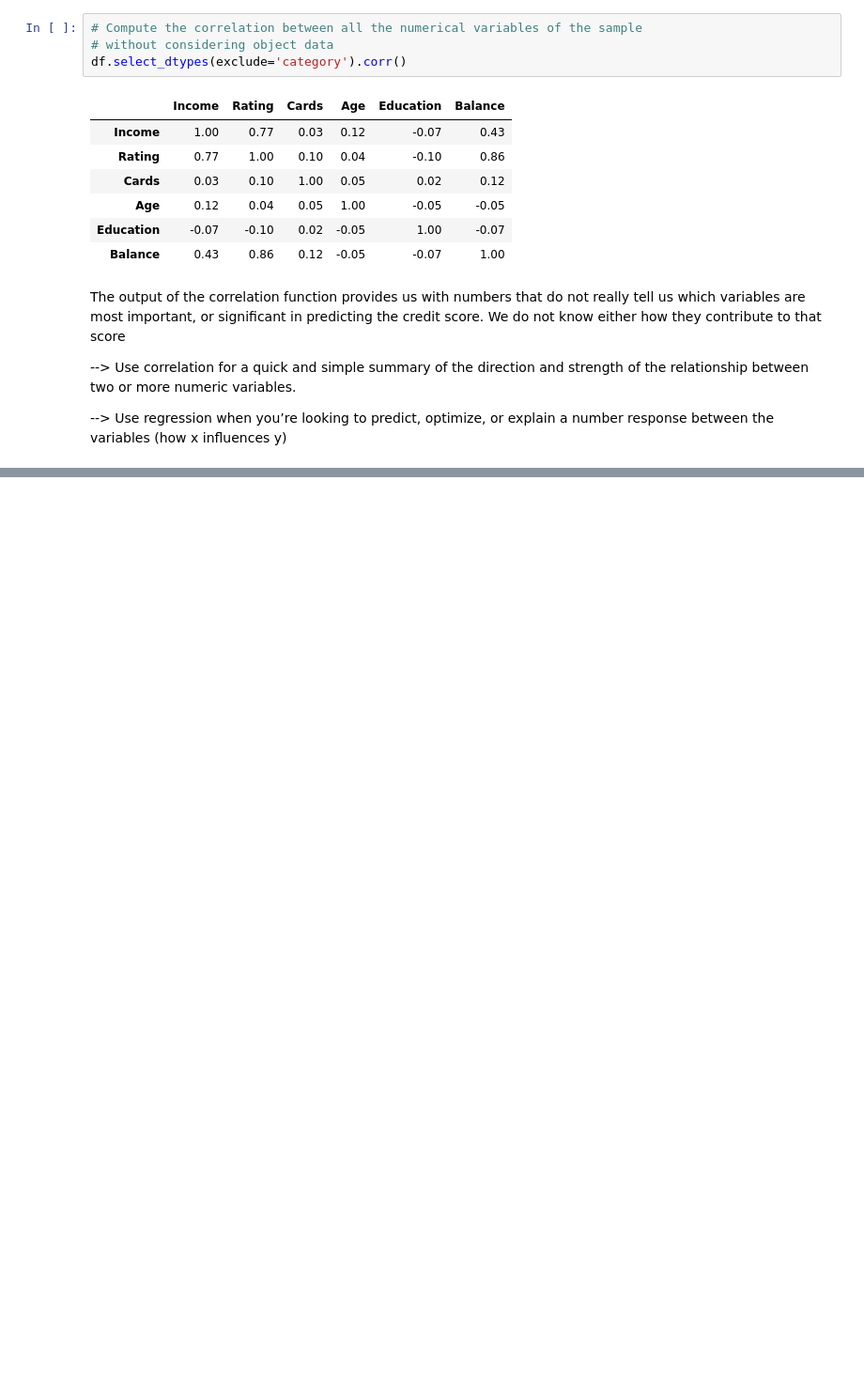
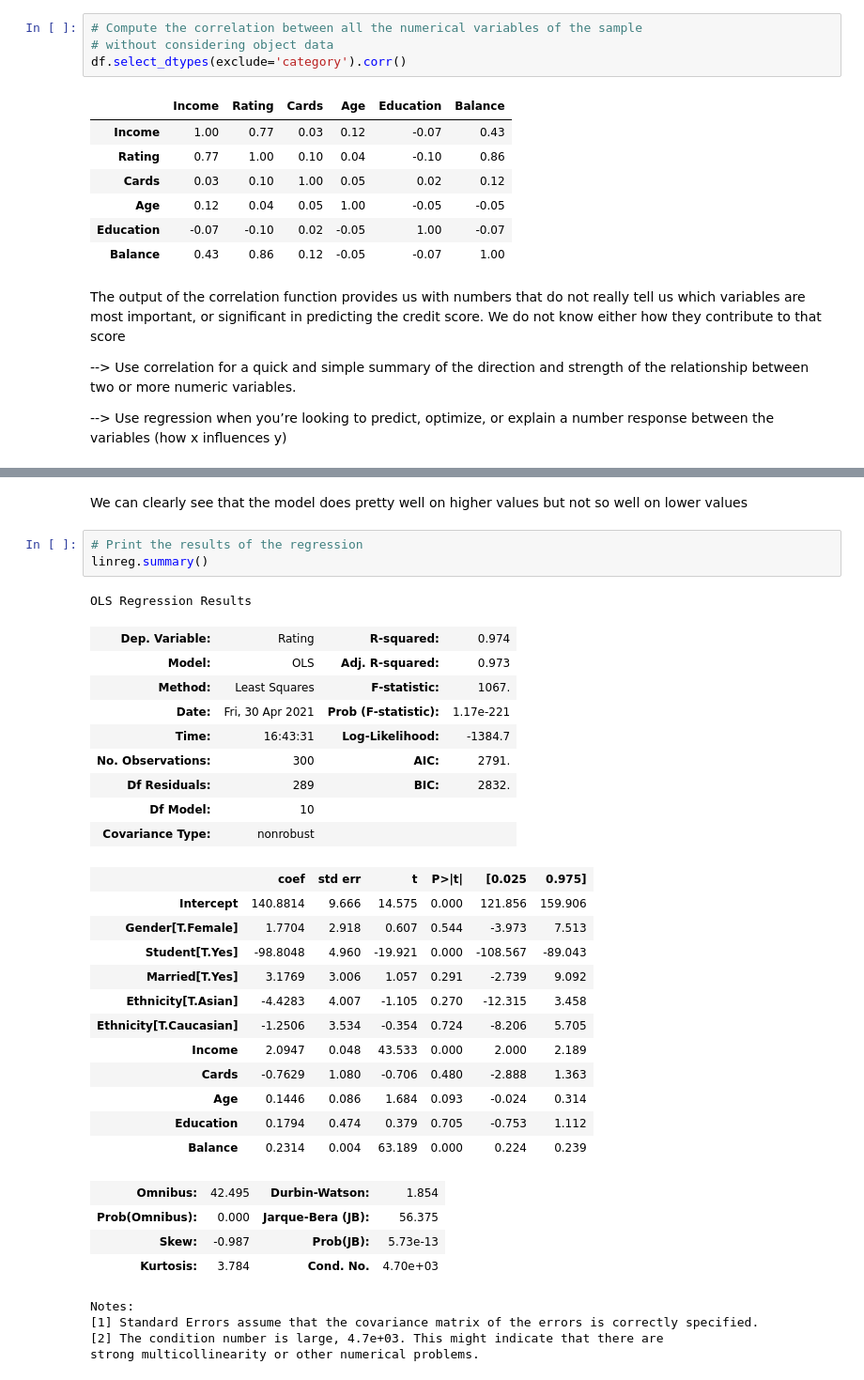
Before and after one commit to skacem/Strategic-Business-Analytics-Foundations, a Jupyter notebook: Week2/CreditScore.ipynb, the cells around one changed output, grey strips where cells are left out. Shown at 94% size. Drawn from its saved outputs; the diff is of its cells as text; blank space fills up the shorter version.

```diff
--- a/Week2/CreditScore.ipynb
+++ b/Week2/CreditScore.ipynb
@@ -157,0 +141,36 @@ df.head()
+# %% [markdown]
+We can clearly see that the model does pretty well on higher values but not so well on lower values
+# %%
+# Print the results of the regression
+linreg.summary()
+# %% [output]
+OLS Regression Results
+| Dep. Variable: | Rating | R-squared: | 0.974 |
+| Model: | OLS | Adj. R-squared: | 0.973 |
+| Method: | Least Squares | F-statistic: | 1067. |
+| Date: | Fri, 30 Apr 2021 | Prob (F-statistic): | 1.17e-221 |
+| Time: | 16:43:31 | Log-Likelihood: | -1384.7 |
+| No. Observations: | 300 | AIC: | 2791. |
+| Df Residuals: | 289 | BIC: | 2832. |
+| Df Model: | 10 |  |  |
+| Covariance Type: | nonrobust |  |  |
+|  | coef | std err | t | P>|t| | [0.025 | 0.975] |
+| Intercept | 140.8814 | 9.666 | 14.575 | 0.000 | 121.856 | 159.906 |
+| Gender[T.Female] | 1.7704 | 2.918 | 0.607 | 0.544 | -3.973 | 7.513 |
+| Student[T.Yes] | -98.8048 | 4.960 | -19.921 | 0.000 | -108.567 | -89.043 |
+| Married[T.Yes] | 3.1769 | 3.006 | 1.057 | 0.291 | -2.739 | 9.092 |
+| Ethnicity[T.Asian] | -4.4283 | 4.007 | -1.105 | 0.270 | -12.315 | 3.458 |
+| Ethnicity[T.Caucasian] | -1.2506 | 3.534 | -0.354 | 0.724 | -8.206 | 5.705 |
+| Income | 2.0947 | 0.048 | 43.533 | 0.000 | 2.000 | 2.189 |
+| Cards | -0.7629 | 1.080 | -0.706 | 0.480 | -2.888 | 1.363 |
+| Age | 0.1446 | 0.086 | 1.684 | 0.093 | -0.024 | 0.314 |
+| Education | 0.1794 | 0.474 | 0.379 | 0.705 | -0.753 | 1.112 |
+| Balance | 0.2314 | 0.004 | 63.189 | 0.000 | 0.224 | 0.239 |
+| Omnibus: | 42.495 | Durbin-Watson: | 1.854 |
+| Prob(Omnibus): | 0.000 | Jarque-Bera (JB): | 56.375 |
+| Skew: | -0.987 | Prob(JB): | 5.73e-13 |
+| Kurtosis: | 3.784 | Cond. No. | 4.70e+03 |
+Notes:
+[1] Standard Errors assume that the covariance matrix of the errors is correctly specified.
+[2] The condition number is large, 4.7e+03. This might indicate that there are
+strong multicollinearity or other numerical problems.
```
Also changed, not shown: parts of 13 cells of this notebook.
